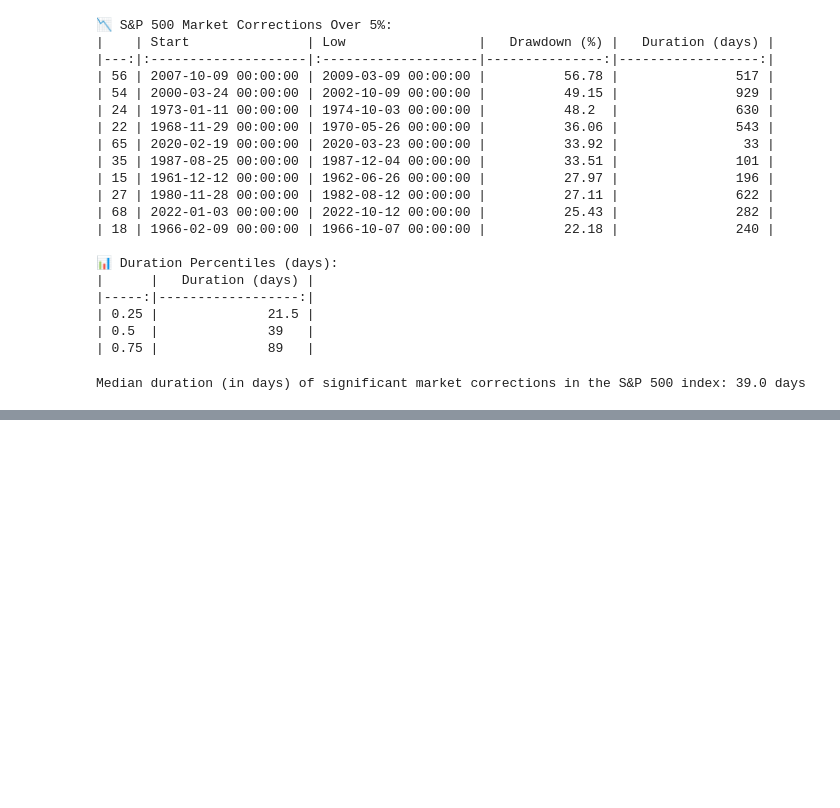
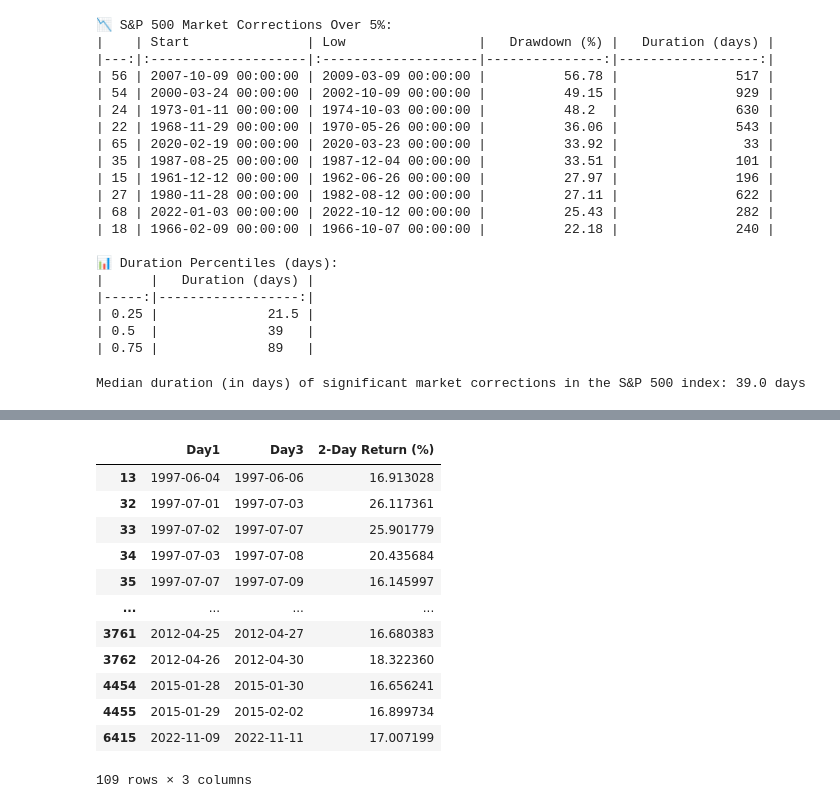
Before and after one commit to terry07/sk_learn_path, a Jupyter notebook: courses/pyinvest/pyinvest_hw1.ipynb, the cells around one changed output, grey strips where cells are left out. Drawn from its saved outputs; the diff is of its cells as text; code cells hidden in the pictures; blank space fills up the shorter version.

```diff
--- a/courses/pyinvest/pyinvest_hw1.ipynb
+++ b/courses/pyinvest/pyinvest_hw1.ipynb
@@ -373,0 +426,6 @@ Median duration (in days) of significant market corrections in the S&P 500 index
+# %%
+# Step 2: Download AMZN stock data
+amzn = yf.download('AMZN', progress=True)
+amzn = amzn[['Close']]
+amzn = amzn.reset_index()
+amzn.shape
@@ -373,0 +455,16 @@ Median duration (in days) of significant market corrections in the S&P 500 index
+# %%
+# Step 3: Calculate 2-day returns for entire price history
+returns_all = []
+
+for i in range(len(amzn) - 2):
+    day1 = amzn.iloc[i]
+    day3 = amzn.iloc[i + 2]
+    pct_change = (day3['Close'] / day1['Close'] - 1) * 100
+    returns_all.append({
+        'Day1': day1['Date'],
+        'Day3': day3['Date'],
+        '2-Day Return (%)': pct_change
+    })
+
+returns_all_df = pd.DataFrame(returns_all)
+returns_all_df.head()
@@ -373,0 +478,16 @@ Median duration (in days) of significant market corrections in the S&P 500 index
+# %%
+returns_all_df [ returns_all_df.iloc[:,2] > 15 ]
+# %% [output]
+|  | Day1 | Day3 | 2-Day Return (%) |
+| 13 | 1997-06-04 | 1997-06-06 | 16.913028 |
+| 32 | 1997-07-01 | 1997-07-03 | 26.117361 |
+| 33 | 1997-07-02 | 1997-07-07 | 25.901779 |
+| 34 | 1997-07-03 | 1997-07-08 | 20.435684 |
+| 35 | 1997-07-07 | 1997-07-09 | 16.145997 |
+| ... | ... | ... | ... |
+| 3761 | 2012-04-25 | 2012-04-27 | 16.680383 |
+| 3762 | 2012-04-26 | 2012-04-30 | 18.322360 |
+| 4454 | 2015-01-28 | 2015-01-30 | 16.656241 |
+| 4455 | 2015-01-29 | 2015-02-02 | 16.899734 |
+| 6415 | 2022-11-09 | 2022-11-11 | 17.007199 |
+109 rows × 3 columns
```
Also changed, not shown: parts of 18 cells of this notebook, 1 other file.
